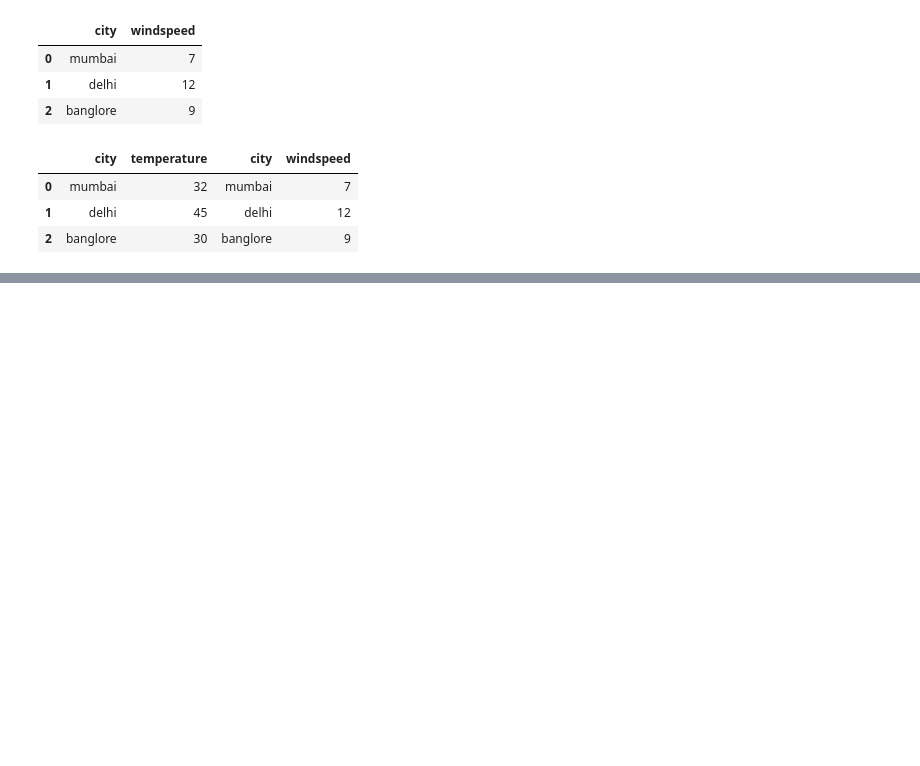
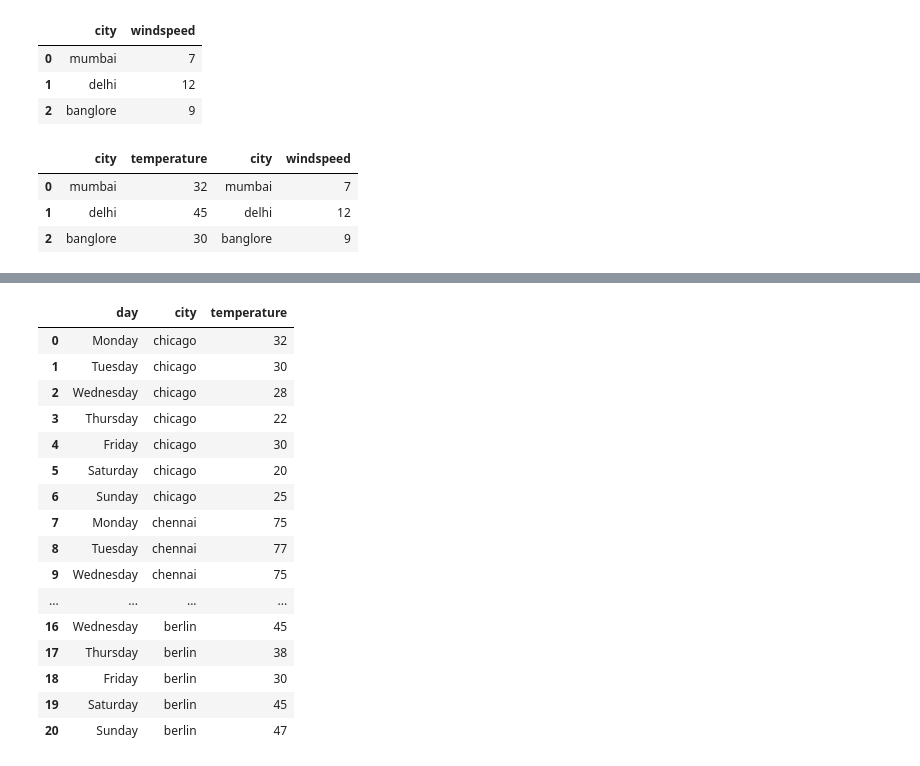
Before and after one commit to jenish2917/Python, a Jupyter notebook: jupyter notbook/Pandas.ipynb, the cells around one changed output, grey strips where cells are left out. Cells and saved outputs as stored; diff of their text form; code cells hidden in the pictures; blank space fills up the shorter version.

```diff
--- a/jupyter notbook/Pandas.ipynb
+++ b/jupyter notbook/Pandas.ipynb
@@ -601,0 +755,4 @@ df
+# %%
+import pandas as pd
+df = pd.read_csv("weather (1).csv")
+df
@@ -601,0 +768,21 @@ df
+# %%
+df1 = pd.melt(df,id_vars=["day"], var_name="city", value_name="temperature")
+df1
+# %% [output]
+|  | day | city | temperature |
+| 0 | Monday | chicago | 32 |
+| 1 | Tuesday | chicago | 30 |
+| 2 | Wednesday | chicago | 28 |
+| 3 | Thursday | chicago | 22 |
+| 4 | Friday | chicago | 30 |
+| 5 | Saturday | chicago | 20 |
+| 6 | Sunday | chicago | 25 |
+| 7 | Monday | chennai | 75 |
+| 8 | Tuesday | chennai | 77 |
+| 9 | Wednesday | chennai | 75 |
+| ... | ... | ... | ... |
+| 16 | Wednesday | berlin | 45 |
+| 17 | Thursday | berlin | 38 |
+| 18 | Friday | berlin | 30 |
+| 19 | Saturday | berlin | 45 |
+| 20 | Sunday | berlin | 47 |
```
Also changed, not shown: parts of 23 cells of this notebook, 5 other files.
